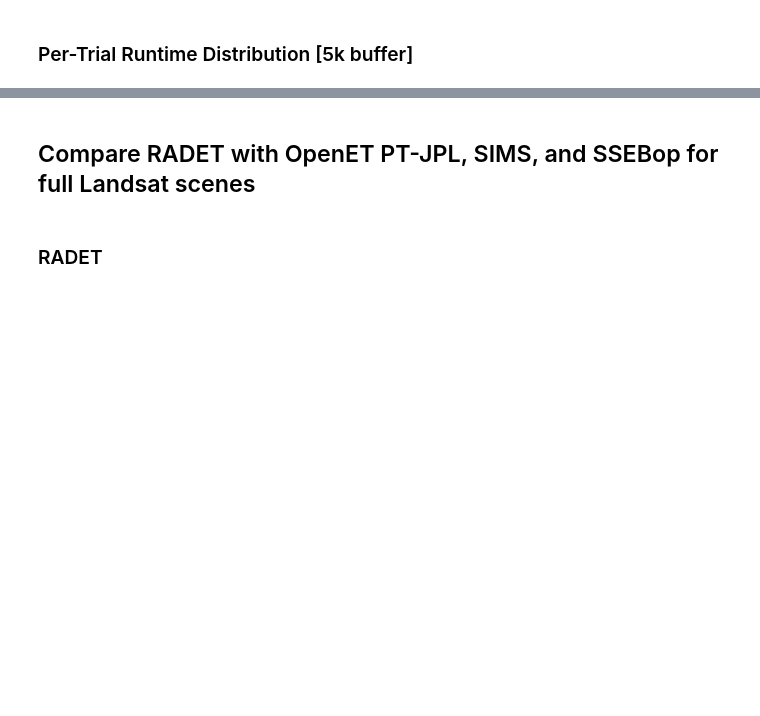
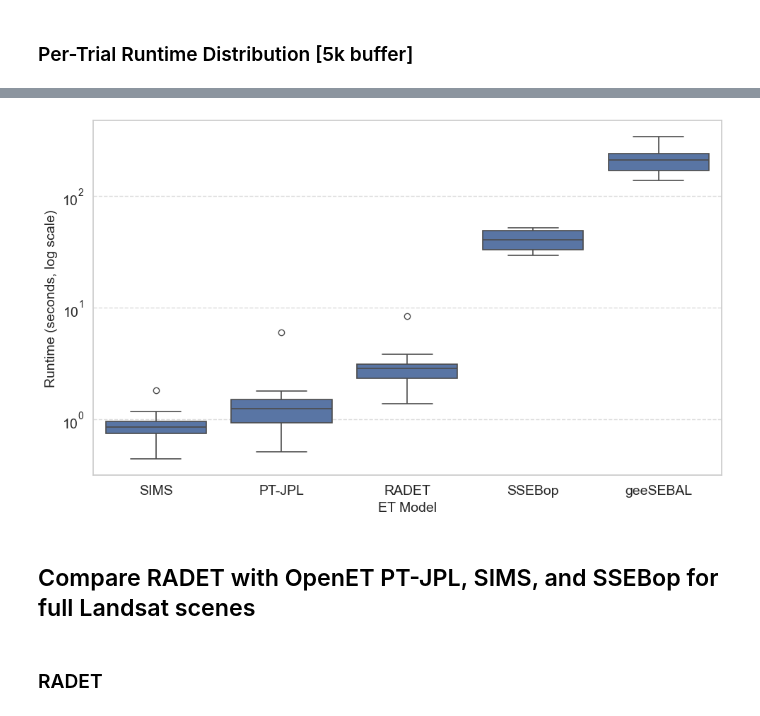
Before and after one commit to DRI-RAD/radet-beta, a Jupyter notebook: examples/runtime_comparison.ipynb, the cells around one changed output, grey strips where cells are left out. Saved outputs shown, nothing was run; the diff lists cells and outputs as text; code cells hidden in the pictures; blank space fills up the shorter version.

```diff
--- a/examples/runtime_comparison.ipynb
+++ b/examples/runtime_comparison.ipynb
@@ -338,3 +340,21 @@ plt.show()
+# %%
+# Boxplot of runtime distribution [5k buffer]
+fig, ax = plt.subplots(figsize=(10, 6))
+sns.boxplot(
+    data=df_5k, x='Model', y='Runtime (s)',
+    order=model_order_5k,
+    linewidth=1.2, ax=ax,
+)
+ax.set_yscale('log')
+ax.set_xlabel('ET Model', fontsize=14)
+ax.set_ylabel('Runtime (seconds, log scale)', fontsize=14)
+ax.tick_params(axis='both', labelsize=14)
+ax.yaxis.grid(True, linestyle='--', alpha=0.7)
+fig.tight_layout()
+fig.savefig(OUTPUT_DIR / 'runtime_boxplot_buffer.png', dpi=600, bbox_inches='tight')
+plt.show()
+# %% [output]
+[figure, added]
 # %% [markdown]
 ## Compare RADET with OpenET PT-JPL, SIMS, and SSEBop for full Landsat scenes
 # %%
```
Also changed, not shown: parts of 6 cells of this notebook, 8 other files.
